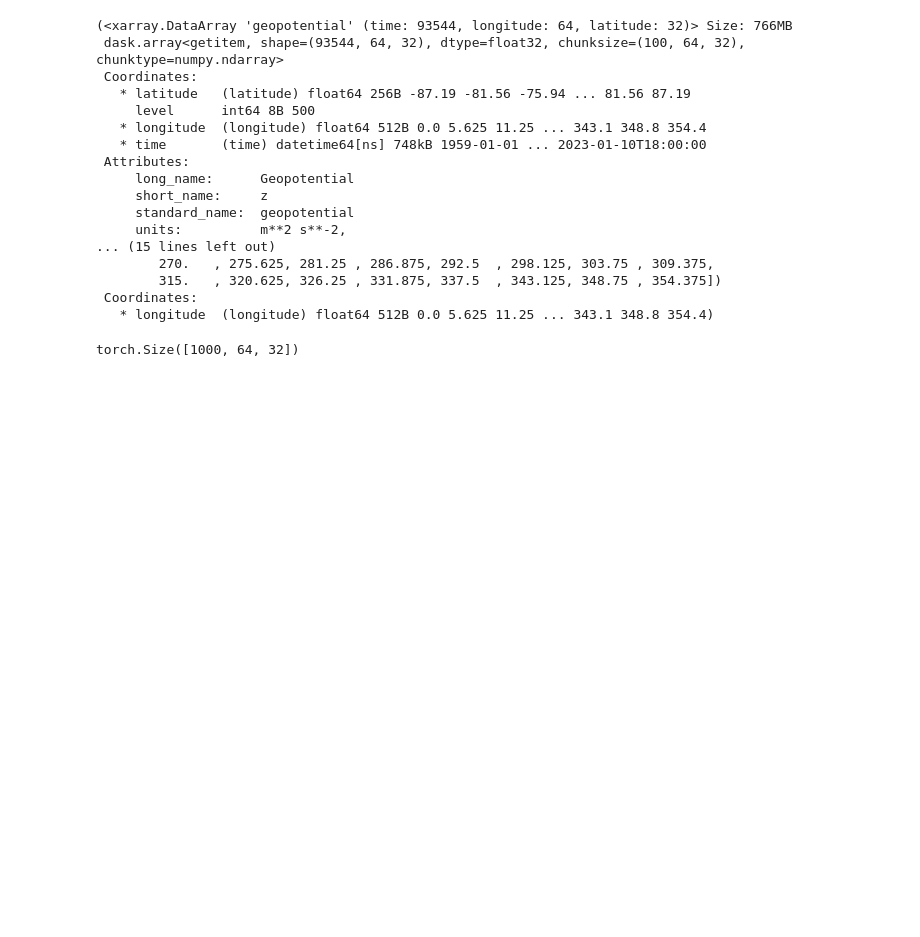
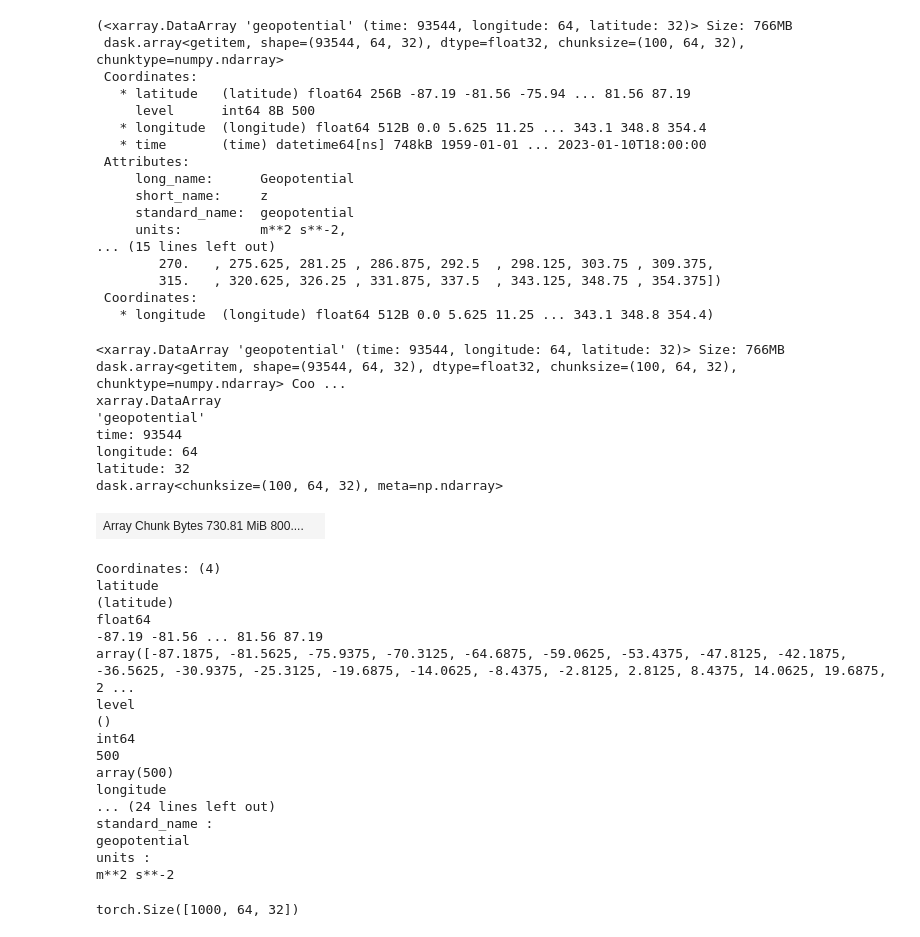
Before and after one commit to shenriks/CRPS_toy_examples, a Jupyter notebook: first_tries.ipynb, the cells around one changed output. Drawn from its saved outputs; the diff is of its cells as text; code cells hidden in the pictures; blank space fills up the shorter version.

```diff
--- a/first_tries.ipynb
+++ b/first_tries.ipynb
@@ -81,6 +81,34 @@ geopotential_500, latitudes, longitudes
         315.   , 320.625, 326.25 , 331.875, 337.5  , 343.125, 348.75 , 354.375])
  Coordinates:
    * longitude  (longitude) float64 512B 0.0 5.625 11.25 ... 343.1 348.8 354.4)
+# %%
+geopotential_500
+# %% [output]
+<xarray.DataArray 'geopotential' (time: 93544, longitude: 64, latitude: 32)> Size: 766MB dask.array<getitem, shape=(93544, 64, 32), dtype=float32, chunksize=(100, 64, 32), chunktype=numpy.ndarray> Coo ...
+xarray.DataArray
+'geopotential'
+time: 93544
+longitude: 64
+latitude: 32
+dask.array<chunksize=(100, 64, 32), meta=np.ndarray>
+| Array Chunk Bytes 730.81 MiB 800.... |  |
+Coordinates: (4)
+latitude
+(latitude)
+float64
+-87.19 -81.56 ... 81.56 87.19
+array([-87.1875, -81.5625, -75.9375, -70.3125, -64.6875, -59.0625, -53.4375, -47.8125, -42.1875, -36.5625, -30.9375, -25.3125, -19.6875, -14.0625, -8.4375, -2.8125, 2.8125, 8.4375, 14.0625, 19.6875, 2 ...
+level
+()
+int64
+500
+array(500)
+longitude
+... (24 lines left out)
+standard_name :
+geopotential
+units :
+m**2 s**-2
 # %%
 # Let's "hack" even more and take just the last 100 time steps
 
```
Also changed, not shown: parts of 3 cells of this notebook.
